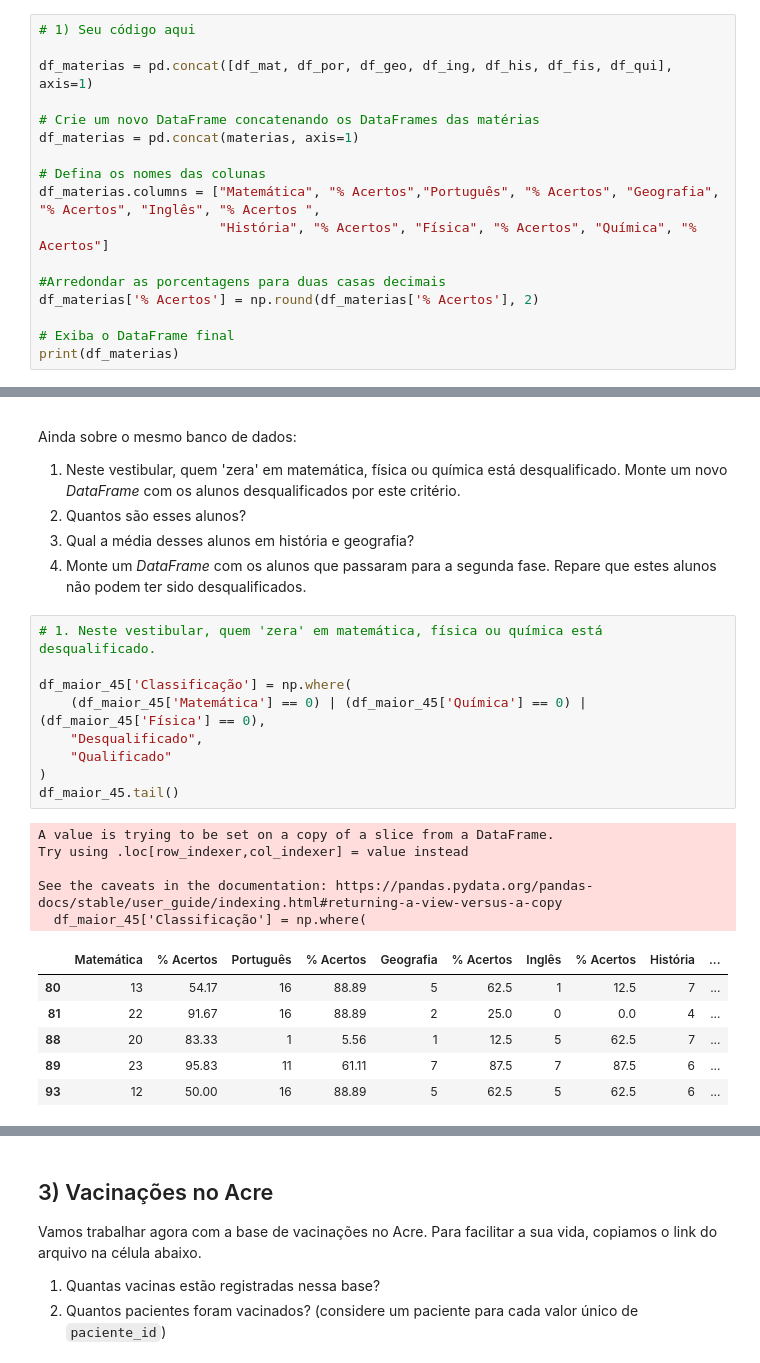
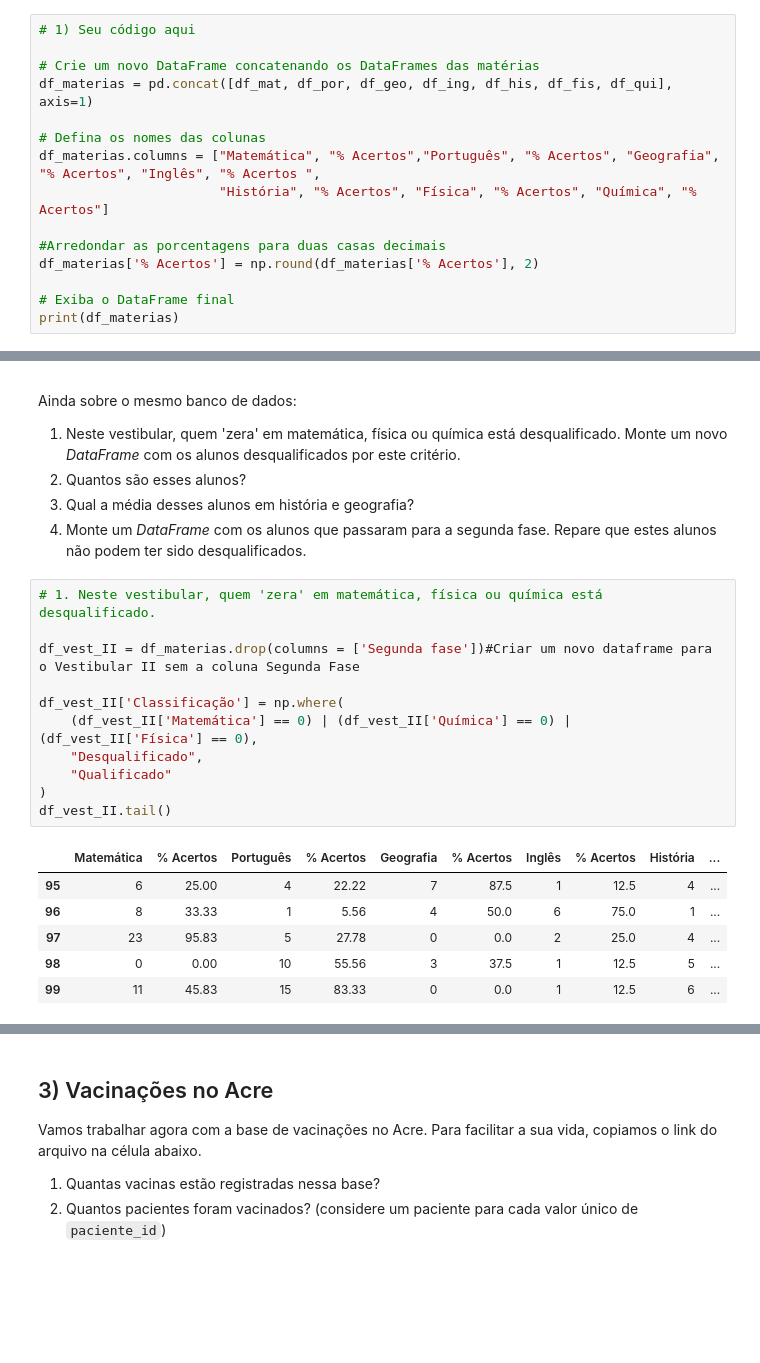
Before and after one commit to cordeirotiago/EBAC_Exercises, a Jupyter notebook: Mod04_Tarefa_aula_03_a_05_(base) (1).ipynb, the cells around one changed output, grey strips where cells are left out. Cells and saved outputs as stored; diff of their text form; blank space fills up the shorter version.

```diff
--- a/Mod04_Tarefa_aula_03_a_05_(base) (1).ipynb
+++ b/Mod04_Tarefa_aula_03_a_05_(base) (1).ipynb
@@ -89,10 +89,8 @@ Name: percentual_acerto, Length: 100, dtype: float64
 # %%
 # 1) Seu código aqui
 
+# Crie um novo DataFrame concatenando os DataFrames das matérias
 df_materias = pd.concat([df_mat, df_por, df_geo, df_ing, df_his, df_fis, df_qui], axis=1)
-
-# Crie um novo DataFrame concatenando os DataFrames das matérias
-df_materias = pd.concat(materias, axis=1)
 
 # Defina os nomes das colunas
 df_materias.columns = ["Matemática", "% Acertos","Português", "% Acertos", "Geografia", "% Acertos", "Inglês", "% Acertos ",
@@ -218,24 +216,21 @@ Ainda sobre o mesmo banco de dados:
 # %%
 # 1. Neste vestibular, quem 'zera' em matemática, física ou química está desqualificado.
 
-df_maior_45['Classificação'] = np.where(
-    (df_maior_45['Matemática'] == 0) | (df_maior_45['Química'] == 0) | (df_maior_45['Física'] == 0),
+df_vest_II = df_materias.drop(columns = ['Segunda fase'])#Criar um novo dataframe para o Vestibular II sem a coluna Segunda Fase
+
+df_vest_II['Classificação'] = np.where(
+    (df_vest_II['Matemática'] == 0) | (df_vest_II['Química'] == 0) | (df_vest_II['Física'] == 0),
     "Desqualificado",
     "Qualificado"
 )
-df_maior_45.tail()
+df_vest_II.tail()
 # %% [output]
-A value is trying to be set on a copy of a slice from a DataFrame.
-Try using .loc[row_indexer,col_indexer] = value instead
-
-See the caveats in the documentation: https://pandas.pydata.org/pandas-docs/stable/user_guide/indexing.html#returning-a-view-versus-a-copy
-  df_maior_45['Classificação'] = np.where(
 |  | Matemática | % Acertos | Português | % Acertos | Geografia | % Acertos | Inglês | % Acertos | História | ... |
-| 80 | 13 | 54.17 | 16 | 88.89 | 5 | 62.5 | 1 | 12.5 | 7 | ... |
-| 81 | 22 | 91.67 | 16 | 88.89 | 2 | 25.0 | 0 | 0.0 | 4 | ... |
-| 88 | 20 | 83.33 | 1 | 5.56 | 1 | 12.5 | 5 | 62.5 | 7 | ... |
-| 89 | 23 | 95.83 | 11 | 61.11 | 7 | 87.5 | 7 | 87.5 | 6 | ... |
-| 93 | 12 | 50.00 | 16 | 88.89 | 5 | 62.5 | 5 | 62.5 | 6 | ... |
+| 95 | 6 | 25.00 | 4 | 22.22 | 7 | 87.5 | 1 | 12.5 | 4 | ... |
+| 96 | 8 | 33.33 | 1 | 5.56 | 4 | 50.0 | 6 | 75.0 | 1 | ... |
+| 97 | 23 | 95.83 | 5 | 27.78 | 0 | 0.0 | 2 | 25.0 | 4 | ... |
+| 98 | 0 | 0.00 | 10 | 55.56 | 3 | 37.5 | 1 | 12.5 | 5 | ... |
+| 99 | 11 | 45.83 | 15 | 83.33 | 0 | 0.0 | 1 | 12.5 | 6 | ... |
 # %%
 #1.1 Monte um novo DataFrame com os alunos desqualificados por este critério.
 
```
Also changed, not shown: parts of 4 cells of this notebook.
